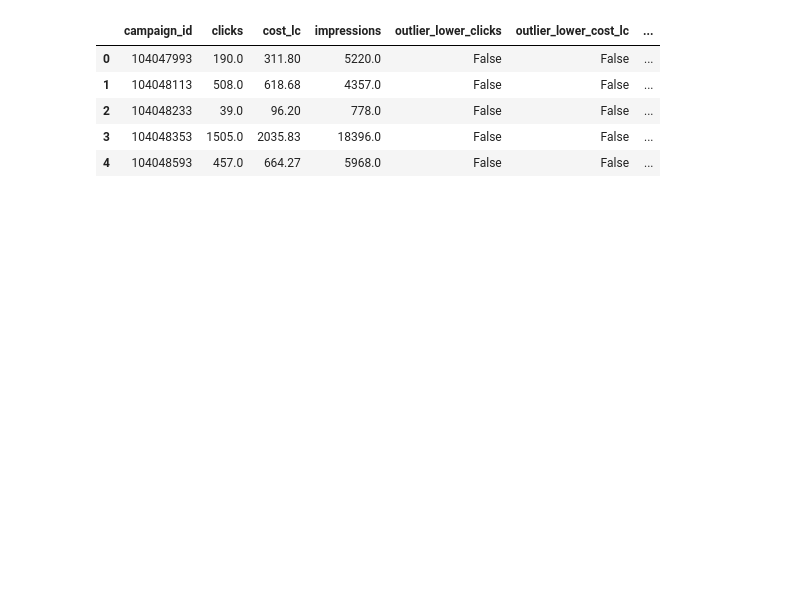
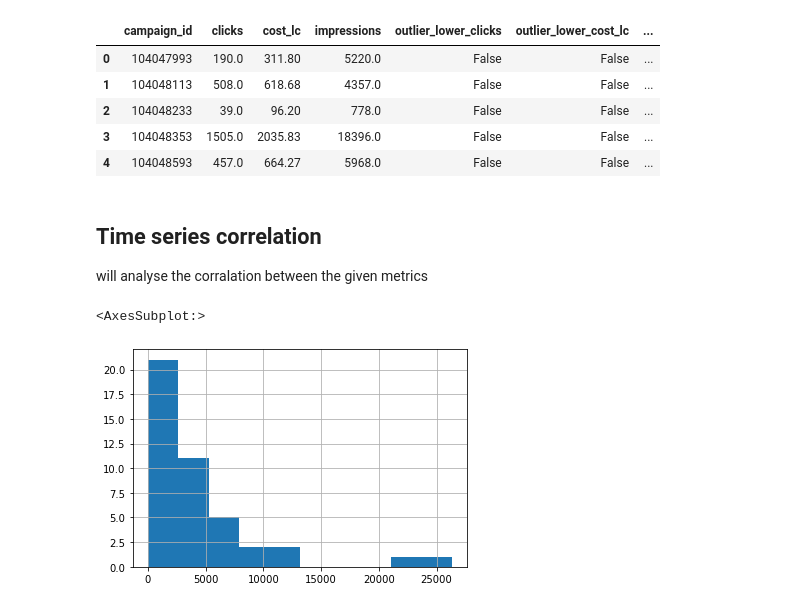
Before and after one commit to MuttData/soam, a Jupyter notebook: notebook/full_work_meli.ipynb, the cells around one changed output. Saved outputs shown, nothing was run; the diff lists cells and outputs as text; code cells hidden in the pictures; blank space fills up the shorter version.

```diff
--- a/notebook/full_work_meli.ipynb
+++ b/notebook/full_work_meli.ipynb
@@ -79,9 +77,11 @@ from prefect import task
 import pandas as pd
 # %%
 proph = SkProphet(date_column="tim_day", yhat_only=False)
+
+
 forecasting = Forecaster(proph, ds_col="tim_day", keep_cols="campaign_id", drop_after=True)
 detecting = Anomaly(ds_col="tim_day", value_cols=["yhat_lower", "yhat_upper"],keep_cols="campaign_id")
-slicing = Slicer(dimensions="campaign_id", metrics=["clicks", "cost_lc", "impressions"], ds_col="tim_day")
+slicing_anomalies = Slicer(dimensions="campaign_id", metrics=["clicks", "cost_lc", "impressions"], ds_col="tim_day")
 merge_con = MergeConcat(keys=["tim_day", "campaign_id"])
 
 @task
@@ -95,7 +95,7 @@ def save_df(df):
 with SoamFlow(name="meli_metrics_ouliears") as fs:
     # df = tsstep(build_query_kwargs)
     df = read_data()
-    dfs_sliced = slicing(df)
+    dfs_sliced = slicing_anomalies(df)
     # dfs_sliced = dfs_sliced[:12]
     forecasted = forecasting.map(dfs_sliced)
     anomalies = detecting.map(forecasted)
@@ -135,3 +137,10 @@ df1.head()
 | 2 | 104048233 | 39.0 | 96.20 | 778.0 | False | False | ... |
 | 3 | 104048353 | 1505.0 | 2035.83 | 18396.0 | False | False | ... |
 | 4 | 104048593 | 457.0 | 664.27 | 5968.0 | False | False | ... |
+# %% [markdown]
+## Time series correlation
+will analyse the corralation between the given metrics
+# %%
+df_all = pd.read_csv("/home/fabian/Documents/Mutt/meli/test_meli_camps_all.csv")
+slicing_metrics = Slicer(dimensions="campaign_id", metrics=[["clicks", "cost_lc"]], ds_col="tim_day")
+dfs = slicing_metrics.run(df_all)
@@ -137,0 +152,13 @@ df1.head()
+# %%
+distances = []
+for df in dfs:
+    column1 = df.columns[-1]
+    column2 = df.columns[-2]
+    distance, path = fastdtw(df[column1], df[column2], radius=10)
+    distances.append(distance)
+# %%
+s60 = pd.Series(distances)
+s60.hist()
+# %% [output]
+<AxesSubplot:>
+[figure, added]
```
Also changed, not shown: parts of 10 cells of this notebook.
